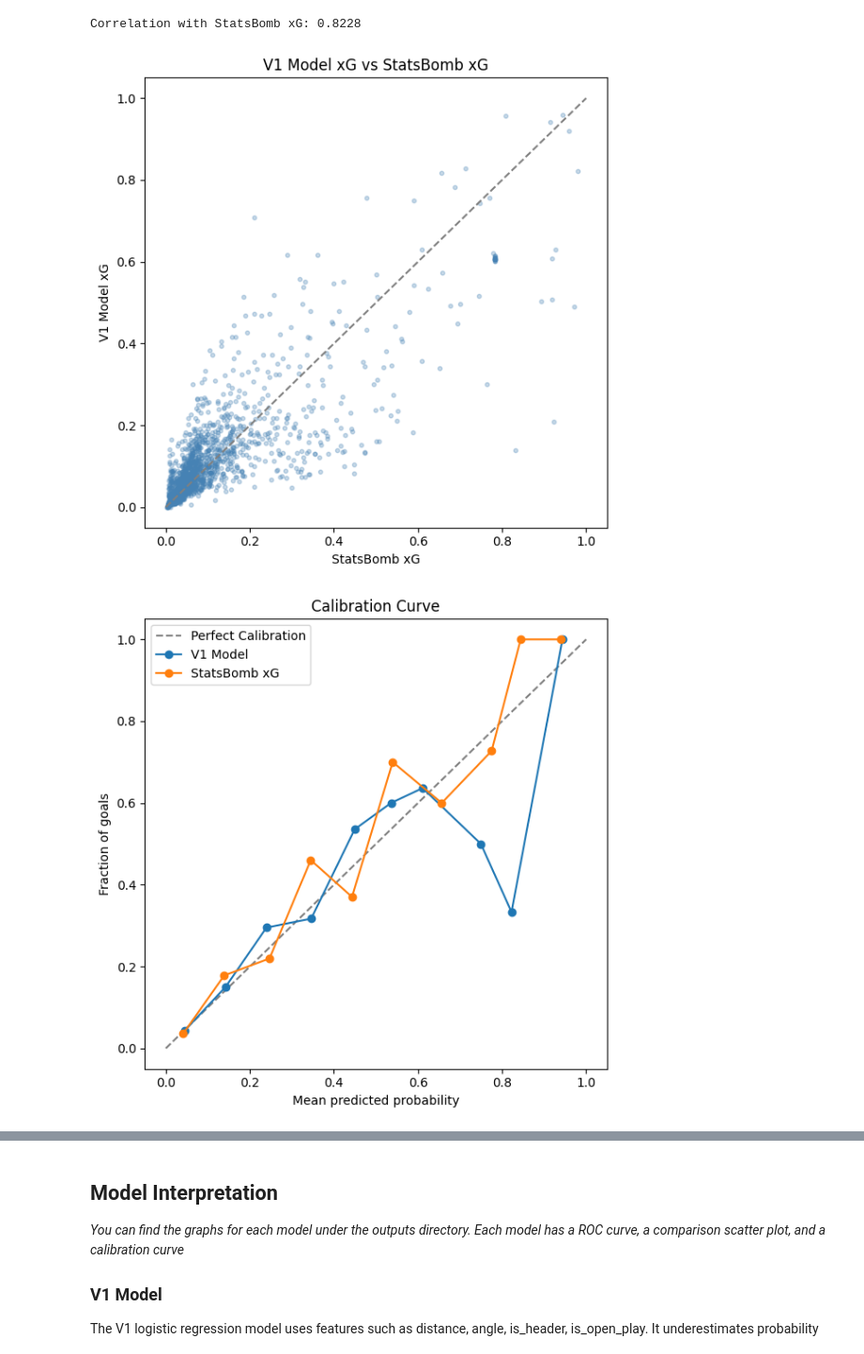
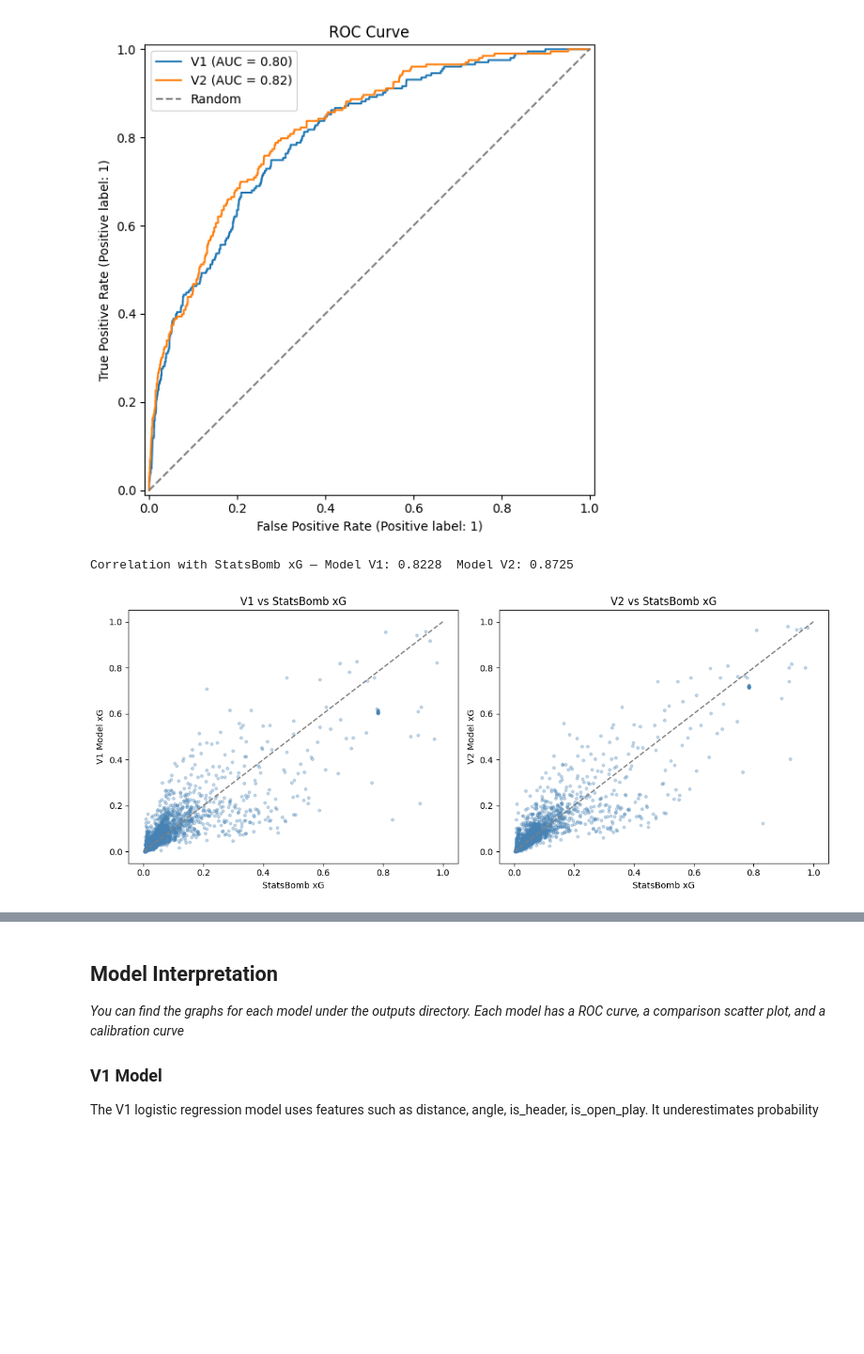
Before and after one commit to inatgomez/xg-model, a Jupyter notebook: model_training.ipynb, the cells around one changed output, grey strips where cells are left out. Shown at 94% size. Cells and saved outputs as stored; diff of their text form; code cells hidden in the pictures; blank space fills up the shorter version.

Commit message:
re-train model on v2 feature set. Add models comparison outputs

```diff
--- a/model_training.ipynb
+++ b/model_training.ipynb
@@ -92,41 +120,31 @@ plt.show()
 # %%
-sb_xg = shots.loc[X_test.index, "shot_statsbomb_xg"]
-
-correlation = np.corrcoef(sb_xg, Y_prob)[0, 1]
-print(f"Correlation with StatsBomb xG: {correlation:.4f}")
-
 fig, ax = plt.subplots(figsize=(6, 6))
-ax.scatter(sb_xg, Y_prob, alpha=0.3, s=10, color="steelblue")
-ax.plot([0, 1], [0, 1], linestyle="--", color="gray")
-ax.set_xlabel("StatsBomb xG")
-ax.set_ylabel("V1 Model xG")
-ax.set_title("V1 Model xG vs StatsBomb xG")
+RocCurveDisplay.from_predictions(Y_test, Y_prob_v1, ax=ax, name="V1")
+RocCurveDisplay.from_predictions(Y_test, Y_prob_v2, ax=ax, name="V2")
+ax.plot([0, 1], [0, 1], linestyle="--", color="gray", label="Random")
+ax.set_title("ROC Curve")
+ax.legend()
 plt.tight_layout()
-plt.savefig("outputs/xg_comparison_scatter_v1.png", dpi=150)
+plt.savefig("outputs/roc_curve.png", dpi=150)
 plt.show()
 # %% [output]
-Correlation with StatsBomb xG: 0.8228
-[figure, old version]
+[figure, new version]
 # %%
-from sklearn.calibration import calibration_curve
+sb_xg = df_v1.loc[X1_test.index, "shot_statsbomb_xg"]
+corr_v1 = np.corrcoef(sb_xg, Y_prob_v1)[0, 1]
+corr_v2 = np.corrcoef(sb_xg, Y_prob_v2)[0, 1]
+print(f"Correlation with StatsBomb xG — Model V1: {corr_v1:.4f}  Model V2: {corr_v2:.4f}")
 
-prob_true_model, prob_pred_model = calibration_curve(Y_test, Y_prob, n_bins=10)
-prob_true_sb, prob_pred_sb = calibration_curve(
-    Y_test,
-    shots.loc[X_test.index, "shot_statsbomb_xg"],
-    n_bins=10
-)
-
-fig, ax = plt.subplots(figsize=(6, 6))
-ax.plot([0, 1], [0, 1], linestyle="--", color="gray", label="Perfect Calibration")
-ax.plot(prob_pred_model, prob_true_model, marker="o", label="V1 Model")
-ax.plot(prob_pred_sb, prob_true_sb, marker="o", label="StatsBomb xG")
-ax.set_xlabel("Mean predicted probability")
-ax.set_ylabel("Fraction of goals")
-ax.set_title("Calibration Curve")
-ax.legend()
+fig, axes = plt.subplots(1, 2, figsize=(12, 5))
+for ax, y_prob, label in zip(axes, [Y_prob_v1, Y_prob_v2], ["V1", "V2"]):
+    ax.scatter(sb_xg, y_prob, alpha=0.3, s=10, color="steelblue")
+    ax.plot([0, 1], [0, 1], linestyle="--", color="gray")
+    ax.set_xlabel("StatsBomb xG")
+    ax.set_ylabel(f"{label} Model xG")
+    ax.set_title(f"{label} vs StatsBomb xG")
 plt.tight_layout()
-plt.savefig("outputs/calibration_curve_v1.png", dpi=150)
+plt.savefig("outputs/xg_comparison_scatter.png", dpi=150)
 plt.show()
 # %% [output]
+Correlation with StatsBomb xG — Model V1: 0.8228  Model V2: 0.8725
-[figure, old version]
+[figure, new version]
```
Also changed, not shown: parts of 6 cells of this notebook, 6 other files.
